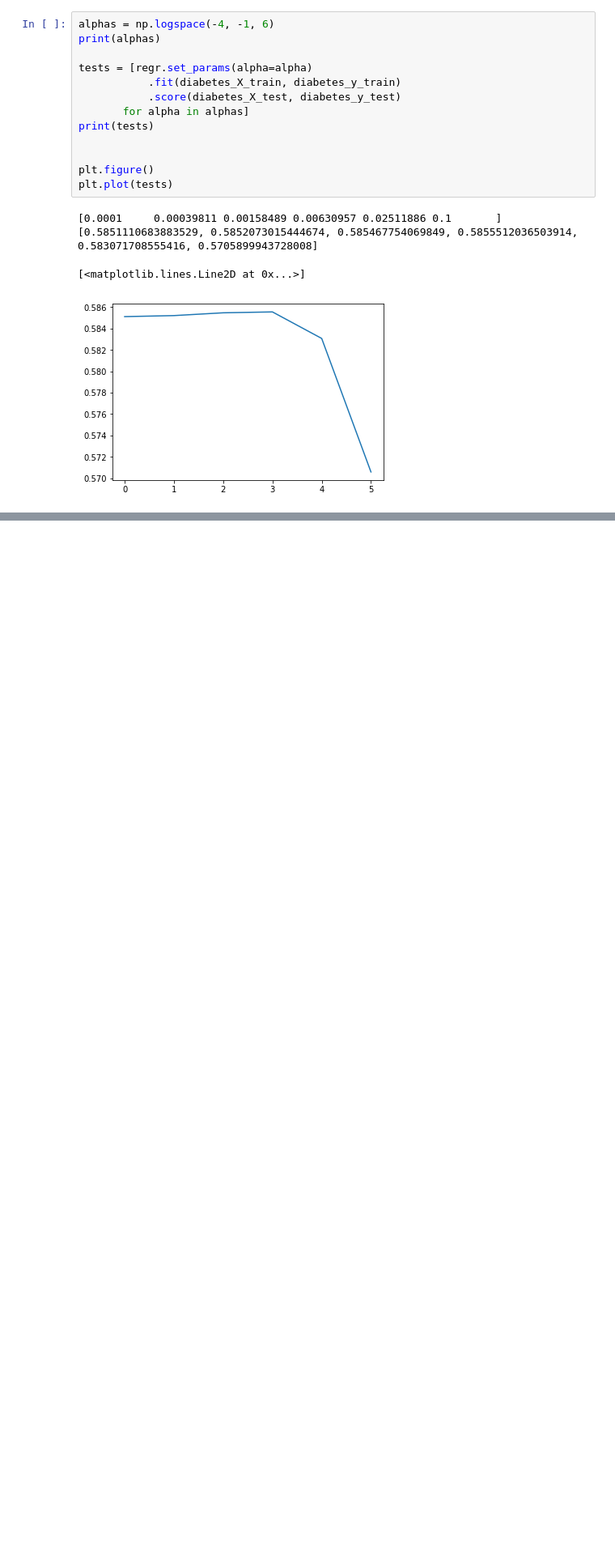
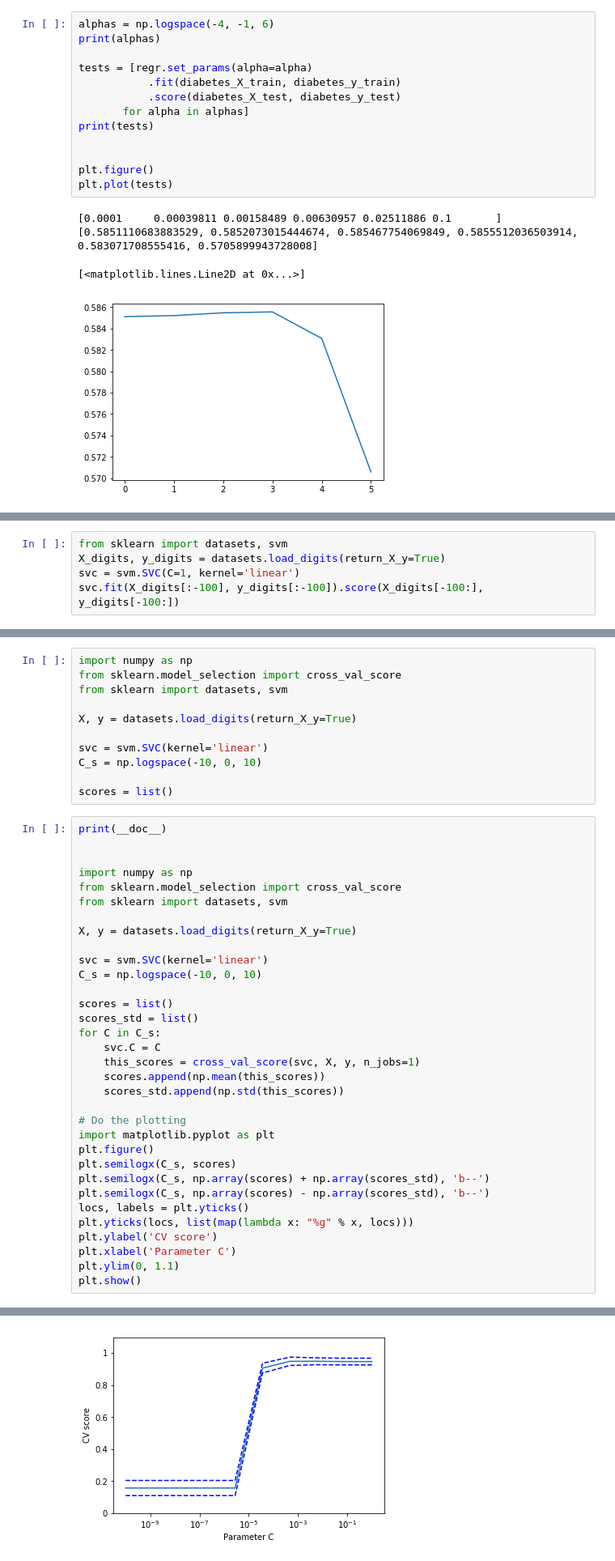
Before and after one commit to fanqingsong/code_snippet, a Jupyter notebook: sklearn/statistical_inference.ipynb, the cells around one changed output, grey strips where cells are left out. Shown at 81% size. Drawn from its saved outputs; the diff is of its cells as text; blank space fills up the shorter version.

```diff
--- a/sklearn/statistical_inference.ipynb
+++ b/sklearn/statistical_inference.ipynb
@@ -259,0 +541,5 @@ plt.plot(tests)
+# %%
+from sklearn import datasets, svm
+X_digits, y_digits = datasets.load_digits(return_X_y=True)
+svc = svm.SVC(C=1, kernel='linear')
+svc.fit(X_digits[:-100], y_digits[:-100]).score(X_digits[-100:], y_digits[-100:])
@@ -259,0 +595,45 @@ plt.plot(tests)
+# %%
+import numpy as np
+from sklearn.model_selection import cross_val_score
+from sklearn import datasets, svm
+
+X, y = datasets.load_digits(return_X_y=True)
+
+svc = svm.SVC(kernel='linear')
+C_s = np.logspace(-10, 0, 10)
+
+scores = list()
+# %%
+print(__doc__)
+
+
+import numpy as np
+from sklearn.model_selection import cross_val_score
+from sklearn import datasets, svm
+
+X, y = datasets.load_digits(return_X_y=True)
+
+svc = svm.SVC(kernel='linear')
+C_s = np.logspace(-10, 0, 10)
+
+scores = list()
+scores_std = list()
+for C in C_s:
+    svc.C = C
+    this_scores = cross_val_score(svc, X, y, n_jobs=1)
+    scores.append(np.mean(this_scores))
+    scores_std.append(np.std(this_scores))
+
+# Do the plotting
+import matplotlib.pyplot as plt
+plt.figure()
+plt.semilogx(C_s, scores)
+plt.semilogx(C_s, np.array(scores) + np.array(scores_std), 'b--')
+plt.semilogx(C_s, np.array(scores) - np.array(scores_std), 'b--')
+locs, labels = plt.yticks()
+plt.yticks(locs, list(map(lambda x: "%g" % x, locs)))
+plt.ylabel('CV score')
+plt.xlabel('Parameter C')
+plt.ylim(0, 1.1)
+plt.show()
+# %% [output]
@@ -259,0 +641 @@ plt.plot(tests)
+[figure, added]
```
Also changed, not shown: parts of 21 cells of this notebook.
